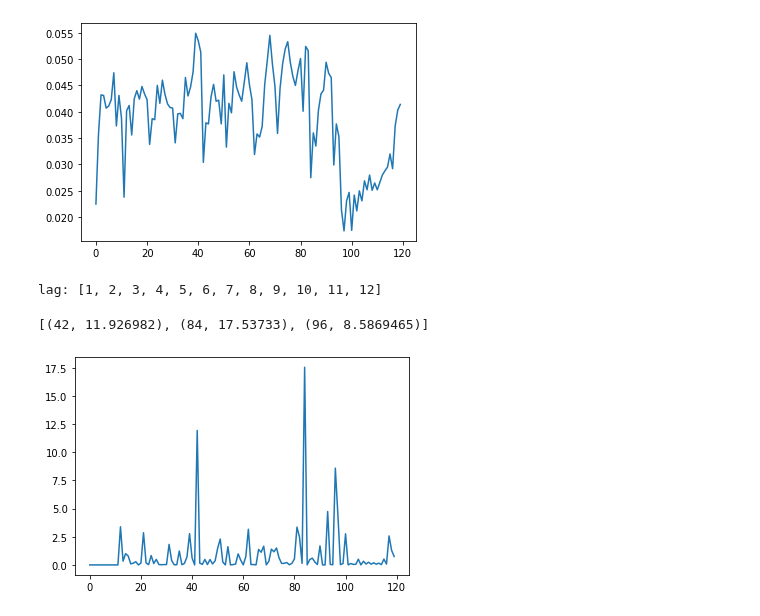
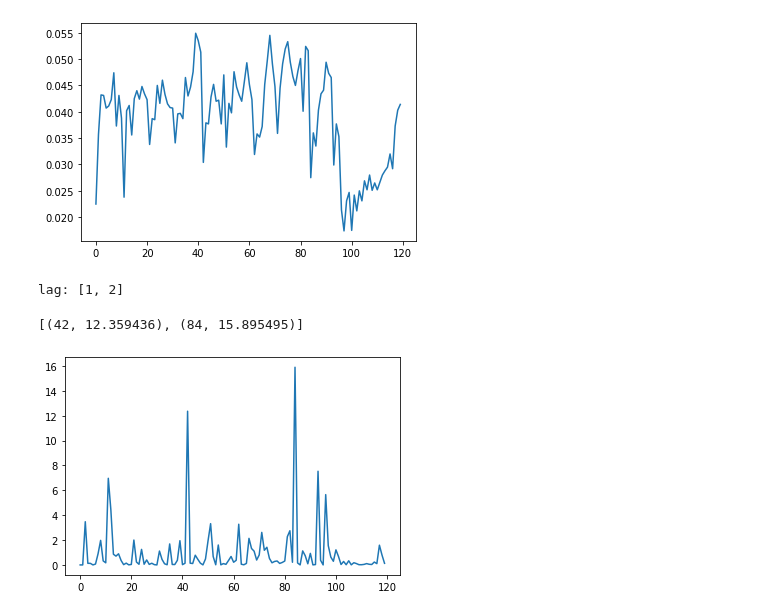
Before and after one commit to ai4sre/meltria-analyzer, a Jupyter notebook: notebooks/ar-based-ad_with_smoothing.ipynb, the cells around one changed output. Drawn from its saved outputs; the diff is of its cells as text; code cells hidden in the pictures.

```diff
--- a/notebooks/ar-based-ad_with_smoothing.ipynb
+++ b/notebooks/ar-based-ad_with_smoothing.ipynb
@@ -45,6 +49,7 @@ def ar_scores(x, ar_lag, ar_threshold):
         regression='n',
         lag=ar_lag,
         autolag=True if ar_lag == 0 else False,
+        ic='bic',
     )
     print(f'lag: {model.ar_lags}')
     plt.plot(scores)
@@ -54,12 +59,12 @@ def ar_scores(x, ar_lag, ar_threshold):
     return outliers
 # %%
 ar_threshold: float = 0.01
-ar_lag: int = 12
+ar_lag: int = 0
 ar_scores(np.array(series['c-user_cpu_usage_seconds_total']), ar_lag, ar_threshold)
 # %% [output]
-lag: [1, 2, 3, 4, 5, 6, 7, 8, 9, 10, 11, 12]
+lag: [1, 2]
-[(42, 11.926982), (84, 17.53733), (96, 8.5869465)]
+[(42, 12.359436), (84, 15.895495)]
-[figure, old version]
+[figure, new version]
 # %%
 def moving_average(x, w, mode='valid'):
     ret = np.convolve(x, np.ones(w), mode) / w
```
Also changed, not shown: parts of 22 cells of this notebook.
